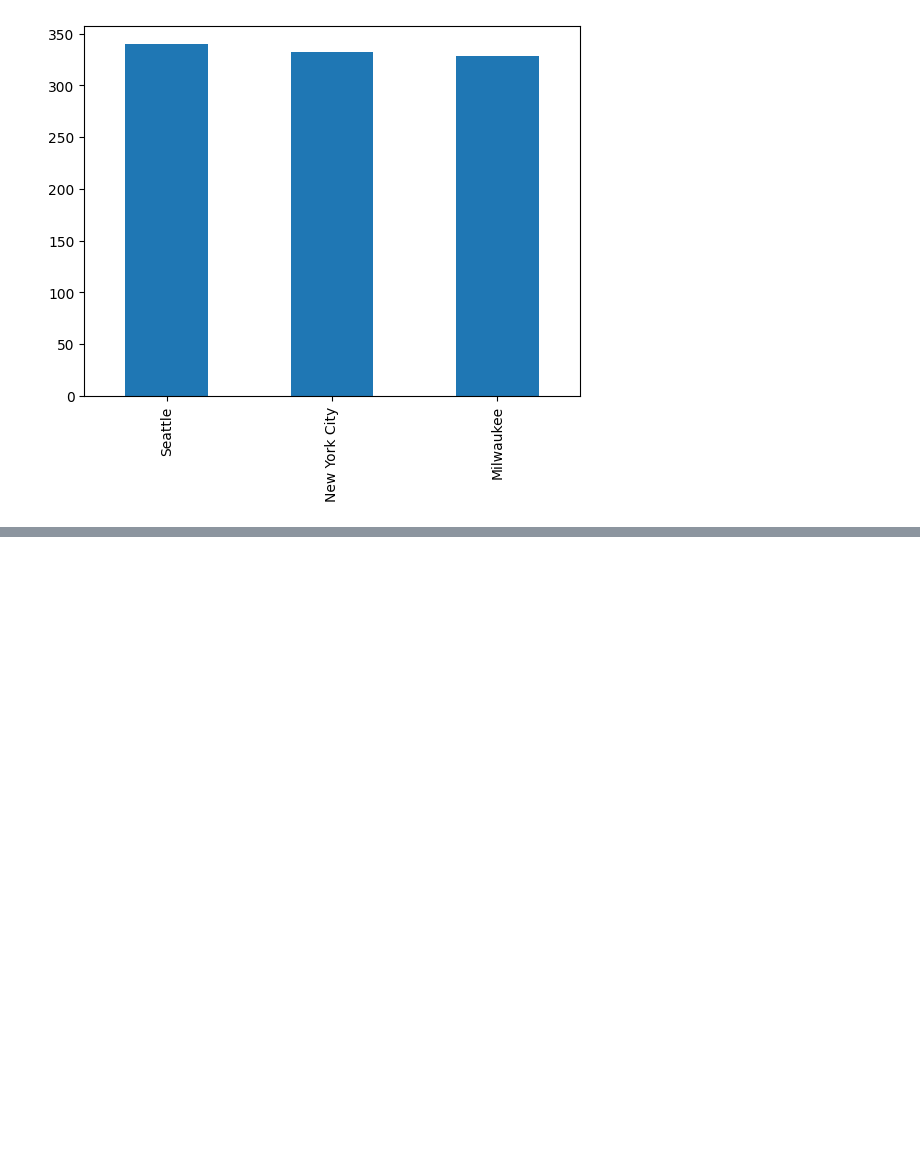
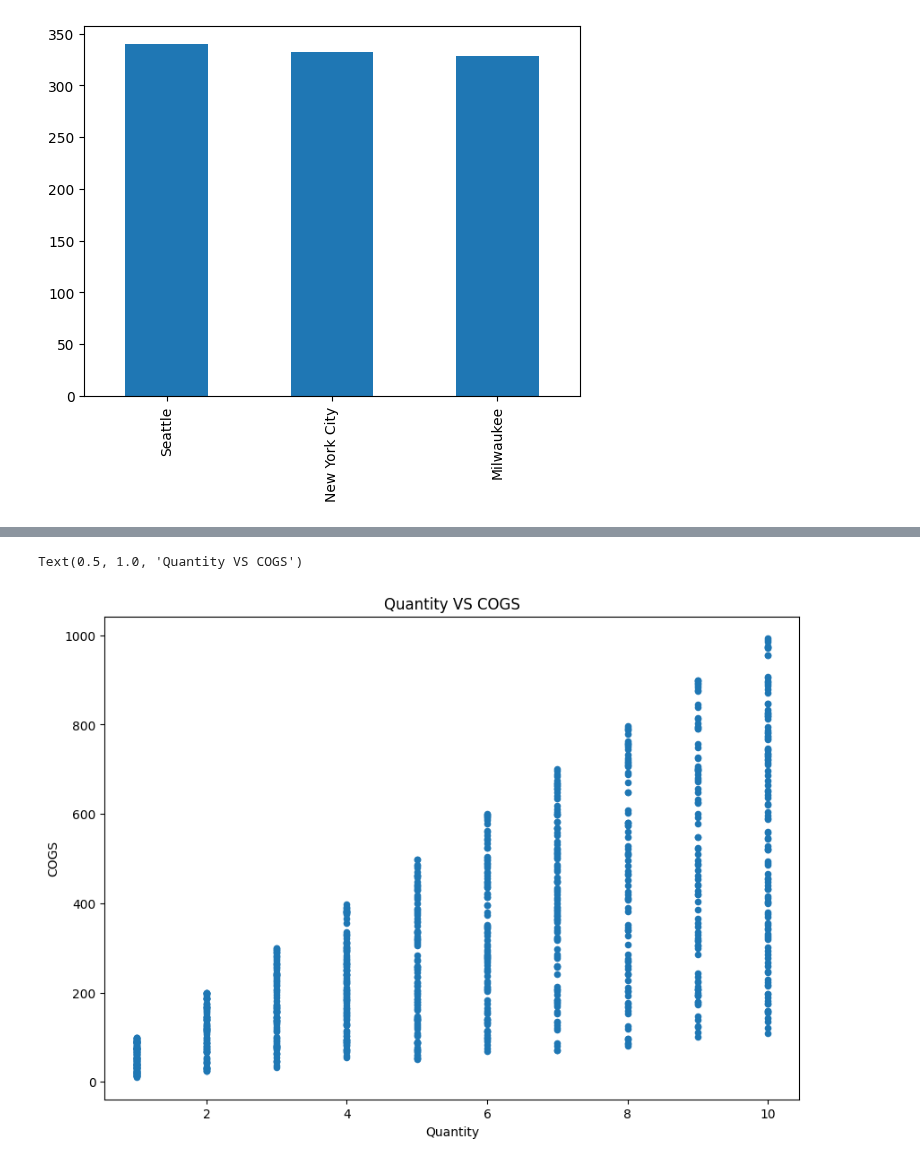
Before and after one commit to C-Skala/Explore-Data-Analysis, a Jupyter notebook: explore.ipynb, the cells around one changed output, grey strips where cells are left out. Drawn from its saved outputs; the diff is of its cells as text; code cells hidden in the pictures; blank space fills up the shorter version.

```diff
--- a/explore.ipynb
+++ b/explore.ipynb
@@ -150,3 +151,9 @@ sales.plot.bar()
 # %% [output]
 <AxesSubplot: >
 [figure]
+# %%
+temp_cdf = cdf[['Unit_Price', 'Quantity', 'Total', 'COGS', 'Gross_Income']].copy()
+
+itemp_cdf= temp_cdf.convert_dtypes(convert_integer=True)
+
+itemp_cdf.describe()
@@ -152,0 +179,7 @@ sales.plot.bar()
+# %%
+itemp_cdf.plot.scatter(x='Quantity', y='COGS', figsize=(10,7))
+
+plt.title('Quantity VS COGS')
+# %% [output]
+Text(0.5, 1.0, 'Quantity VS COGS')
+[figure, added]
```
Also changed, not shown: parts of 8 cells of this notebook.
